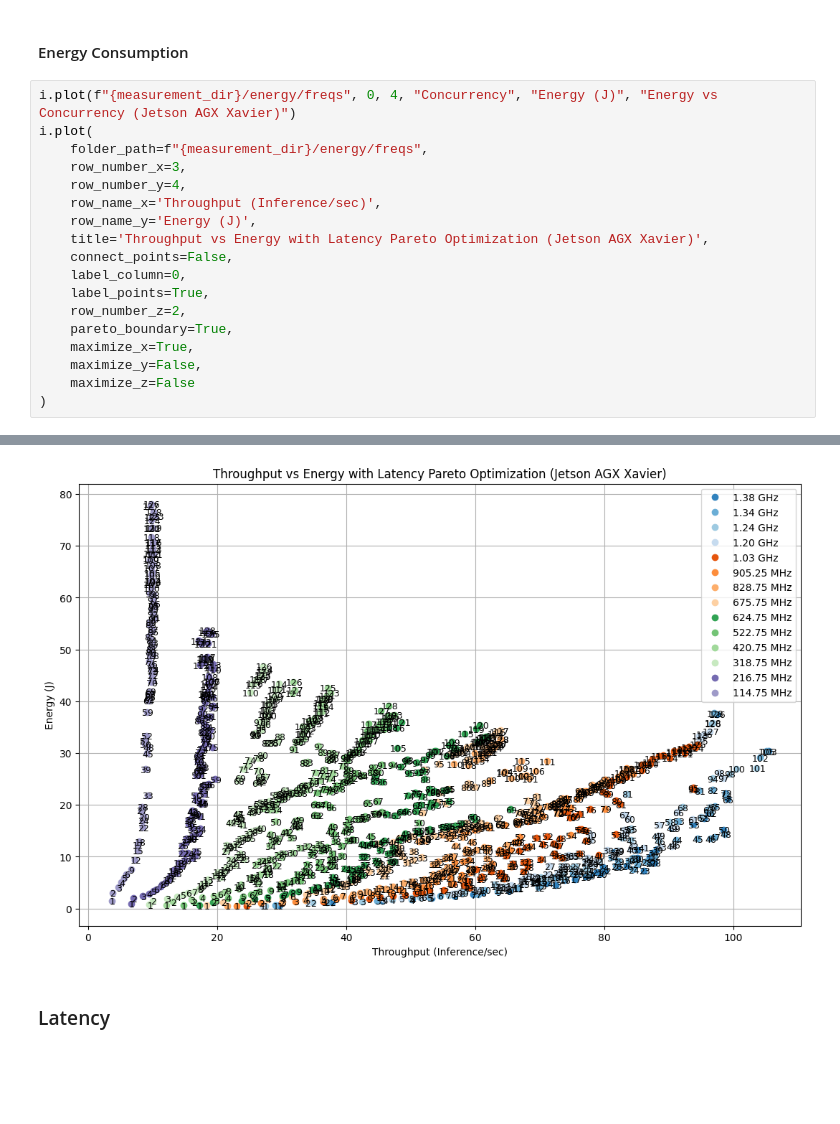
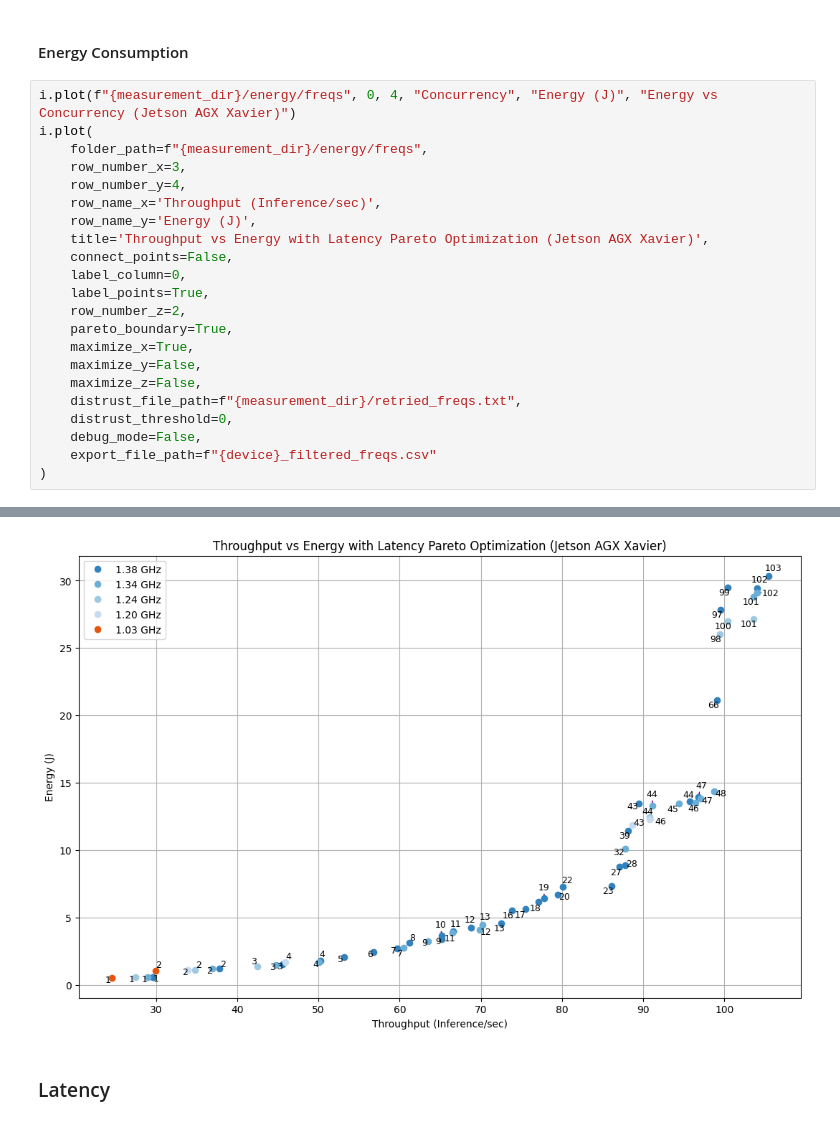
Before and after one commit to iloudaros/LoudVA, a Jupyter notebook: plots/Plot_Performance_AGX.ipynb, the cells around one changed output, grey strips where cells are left out. Saved outputs shown, nothing was run; the diff lists cells and outputs as text; blank space fills up the shorter version.

Commit message:
distrust filtering

```diff
--- a/plots/Plot_Performance_AGX.ipynb
+++ b/plots/Plot_Performance_AGX.ipynb
@@ -22,24 +22,28 @@ i.plot(f"{measurement_dir}/performance/freqs", 0, 1, "Concurrency", "Inferences/
 # %%
 i.plot(f"{measurement_dir}/energy/freqs", 0, 4, "Concurrency", "Energy (J)", "Energy vs Concurrency (Jetson AGX Xavier)")
 i.plot(
     folder_path=f"{measurement_dir}/energy/freqs",
     row_number_x=3,
     row_number_y=4,
     row_name_x='Throughput (Inference/sec)',
     row_name_y='Energy (J)',
     title='Throughput vs Energy with Latency Pareto Optimization (Jetson AGX Xavier)',
     connect_points=False,
     label_column=0,
     label_points=True,
     row_number_z=2,
     pareto_boundary=True,
     maximize_x=True,
     maximize_y=False,
-    maximize_z=False
+    maximize_z=False,
+    distrust_file_path=f"{measurement_dir}/retried_freqs.txt",
+    distrust_threshold=0,
+    debug_mode=False,
+    export_file_path=f"{device}_filtered_freqs.csv"
 )
 # %% [output]
 [figure]
-[figure, old version]
+[figure, new version]
 # %% [markdown]
 ### Latency
 # %%
```
Also changed, not shown: parts of 1 cell of this notebook, 4 other files.
